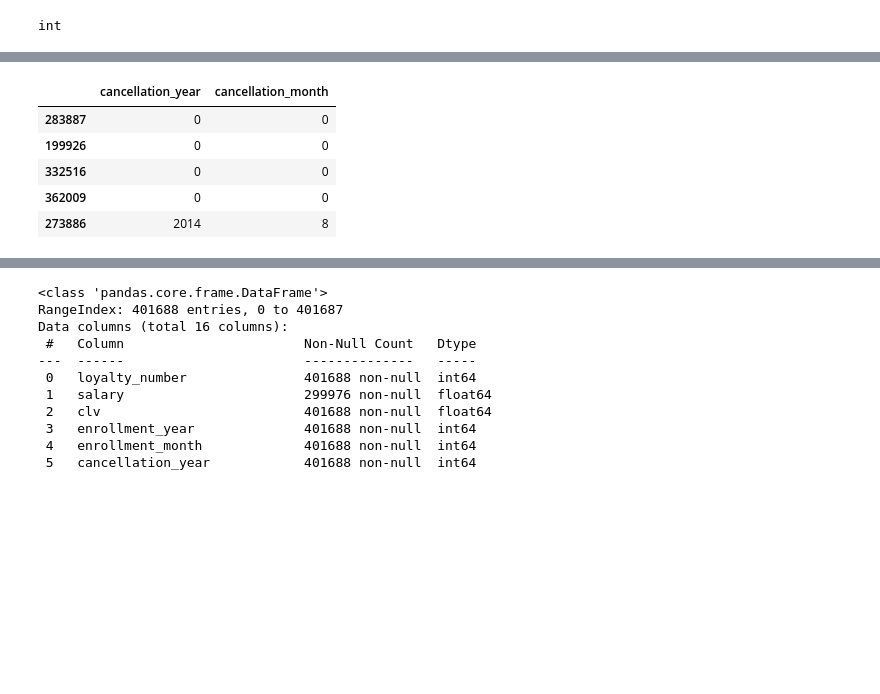
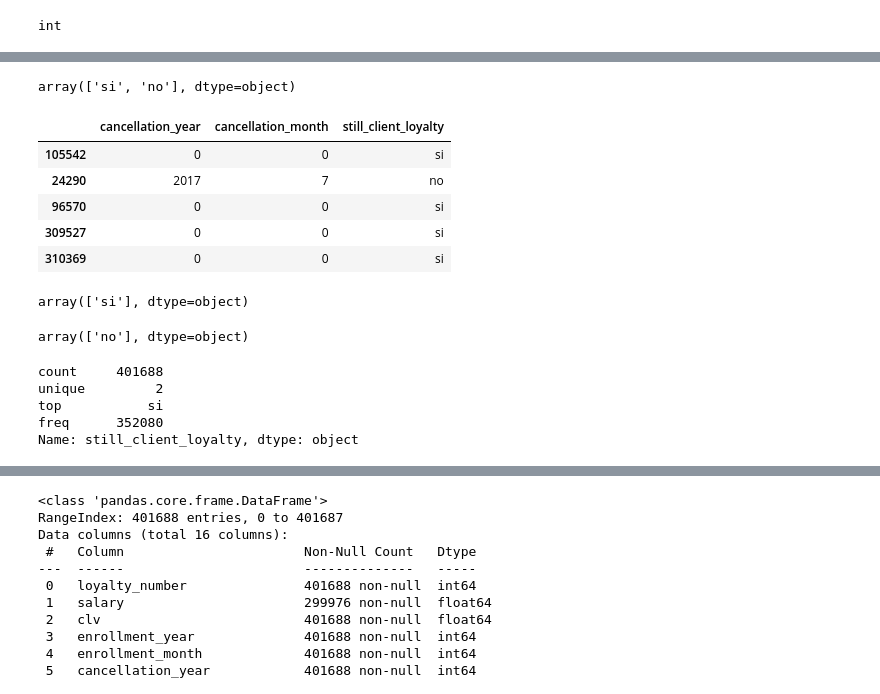
Before and after one commit to Adalab/bda-modulo-3-evaluacion-final-sansisimon, a Jupyter notebook: fase-1.ipynb, the cells around one changed output, grey strips where cells are left out. Drawn from its saved outputs; the diff is of its cells as text; code cells hidden in the pictures; blank space fills up the shorter version.

```diff
--- a/fase-1.ipynb
+++ b/fase-1.ipynb
@@ -413,9 +430,34 @@ for col in col_datatime:
+# %%
+#creamos la nueva columna:
+df['still_client_loyalty'] = df.apply(lambda celda : "si" if celda['cancellation_year'] == 0 and celda['cancellation_month'] == 0 else "no", axis = 1)
+# %%
+df['still_client_loyalty'].unique()
+# %% [output]
+array(['si', 'no'], dtype=object)
 # %%
-df[['cancellation_year', 'cancellation_month']].sample(5)
+df[['cancellation_year', 'cancellation_month', 'still_client_loyalty']].sample(5)
 # %% [output]
-|  | cancellation_year | cancellation_month |
-| 283887 | 0 | 0 |
-| 199926 | 0 | 0 |
-| 332516 | 0 | 0 |
-| 362009 | 0 | 0 |
-| 273886 | 2014 | 8 |
+|  | cancellation_year | cancellation_month | still_client_loyalty |
+| 105542 | 0 | 0 | si |
+| 24290 | 2017 | 7 | no |
+| 96570 | 0 | 0 | si |
+| 309527 | 0 | 0 | si |
+| 310369 | 0 | 0 | si |
+# %%
+#comprobamos que se ha hecho bien el cambio: aquí en unique sólo pueden aparecer "si"
+df['still_client_loyalty'][(df['cancellation_year'] == 0) & (df['cancellation_month'] == 0)].unique()
+# %% [output]
+array(['si'], dtype=object)
+# %%
+#comprobamos que se ha hecho bien el cambio: aquí en unique sólo pueden aparecer "no"
+df['still_client_loyalty'][(df['cancellation_year'] != 0) & (df['cancellation_month'] != 0)].unique()
+# %% [output]
+array(['no'], dtype=object)
+# %%
+df['still_client_loyalty'].describe() #el 'si' es más frecuente, con 87.65% de los datos (=352080/401688)
+# %% [output]
+count     401688
+unique         2
+top           si
+freq      352080
+Name: still_client_loyalty, dtype: object
```
Also changed, not shown: parts of 16 cells of this notebook, 5 other files.
